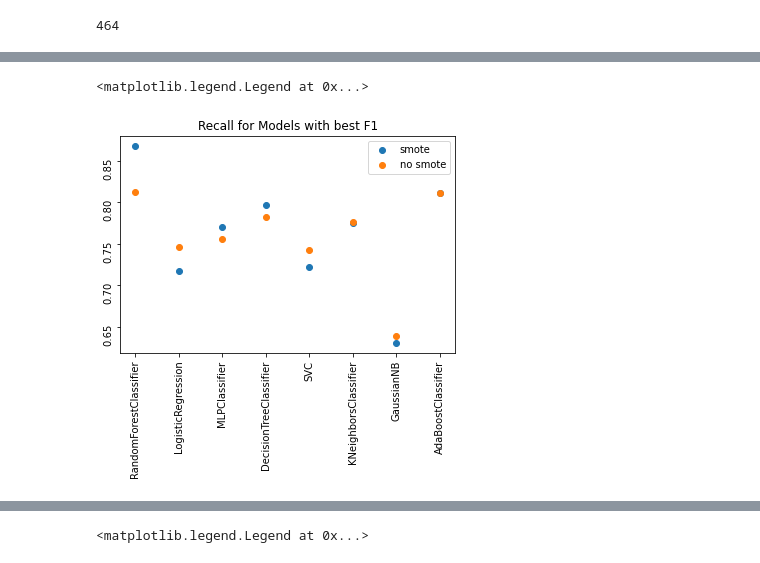
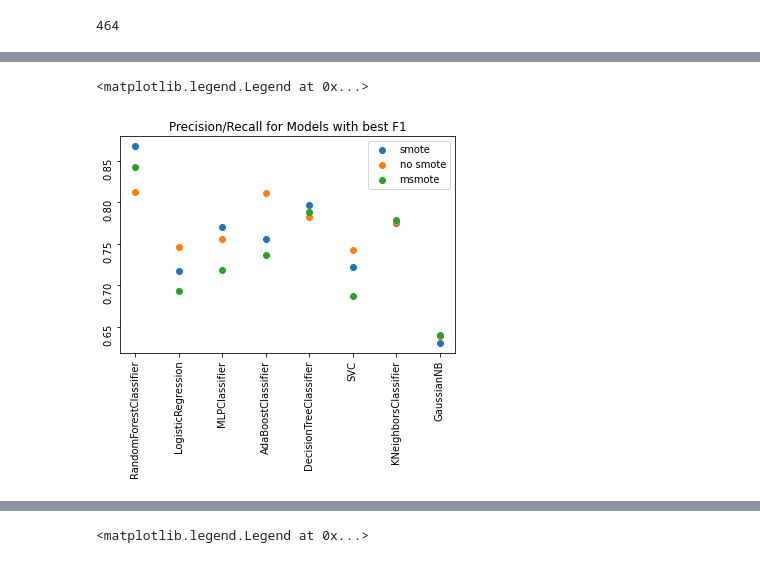
Before and after one commit to pretttyvo/Capstone_B, a Jupyter notebook: Jupyter notebook/chartsNb.ipynb, the cells around one changed output, grey strips where cells are left out. Drawn from its saved outputs; the diff is of its cells as text; code cells hidden in the pictures.

Commit message:
updated charts

```diff
--- a/Jupyter notebook/chartsNb.ipynb
+++ b/Jupyter notebook/chartsNb.ipynb
@@ -48,6 +55,7 @@ def getMetricsForAllModels(modelDictionaries, smote='smote'):
 # %%
 smoteDictList    = getMetricsForAllModels(smoteModelDictionaries,'smote')
 originalDictList = getMetricsForAllModels(originalModelDictionaries,'no smote')
+msmoteDictList    = getMetricsForAllModels(msmoteModelDictionaries,'msmote')
 # %%
 len(smoteDictList) + len(originalDictList)
 # %% [output]
@@ -61,7 +69,8 @@ def createModelCompareDf(dictList):
 # %%
 smoteCompareDf = createModelCompareDf(smoteDictList)
 originalCompareDf = createModelCompareDf(originalDictList)
-modelCompare    = pd.concat([smoteCompareDf, originalCompareDf], ignore_index=True)
+msmoteCompareDf = createModelCompareDf(msmoteDictList)
+modelCompare    = pd.concat([smoteCompareDf, originalCompareDf,msmoteCompareDf], ignore_index=True)
 modelCompare.head()
 # %% [output]
 |  | classifier | avgAccuracy | avgF1 | avgPrecision | avgRecall | smote |
@@ -73,10 +82,8 @@ modelCompare.head()
 # %%
 modelCompare[['avgAccuracy','avgF1','avgPrecision','avgRecall']] = modelCompare[['avgAccuracy','avgF1','avgPrecision','avgRecall']].astype(float)
 # %%
-bestModels = pd.merge(modelCompare, modelCompare.groupby('classifier')['avgF1'].max().reset_index(), on=['classifier','avgF1'])
-
+bestModels = pd.merge(modelCompare[modelCompare['smote']=='smote'], modelCompare[modelCompare['smote']=='smote'].groupby('classifier')['avgF1'].max().reset_index(), on=['classifier','avgF1'])
 
 bestModelsNo = pd.merge(modelCompare[modelCompare['smote']=='no smote'], modelCompare[modelCompare['smote']=='no smote'].groupby('classifier')['avgF1'].max().reset_index(), on=['classifier','avgF1'])
+
+bestModelsM = pd.merge(modelCompare[modelCompare['smote']=='msmote'], modelCompare[modelCompare['smote']=='msmote'].groupby('classifier')['avgF1'].max().reset_index(), on=['classifier','avgF1'])
-# %%
-bestModelsNo[['avgAccuracy','avgF1','avgPrecision','avgRecall']] = bestModelsNo[['avgAccuracy','avgF1','avgPrecision','avgRecall']].astype(float)
-bestModels[['avgAccuracy','avgF1','avgPrecision','avgRecall']] = bestModels[['avgAccuracy','avgF1','avgPrecision','avgRecall']].astype(float)
@@ -97,14 +116,11 @@ ax.legend(bbox_to_anchor=(1.4,0.5))
 # %%
-classifiers = list(bestModels['classifier'].unique())
-f1s         = list(bestModels['avgRecall'].astype(float).unique())
-classifiers2 = list(bestModelsNo['classifier'].unique())
-f1s2         = list(bestModelsNo['avgRecall'].astype(float).unique())
 fig,ax=plt.subplots()
-ax.scatter(classifiers,f1s,label='smote')
-ax.scatter(classifiers2,f1s2,label='no smote')
+ax.scatter(bestModels['classifier'].unique(),bestModels['avgRecall'].unique(),label='smote')
+ax.scatter(bestModelsNo['classifier'].unique(),bestModelsNo['avgRecall'].unique(),label='no smote')
+ax.scatter(bestModelsM['classifier'].unique(),bestModelsM['avgRecall'].unique(),label='msmote')
 ax.tick_params(rotation=90)
-ax.set(title='Recall for Models with best F1')
+ax.set(title='Precision/Recall for Models with best F1')
 ax.legend()
 # %% [output]
 <matplotlib.legend.Legend at 0x...>
-[figure, old version]
+[figure, new version]
```
Also changed, not shown: parts of 7 cells of this notebook.
